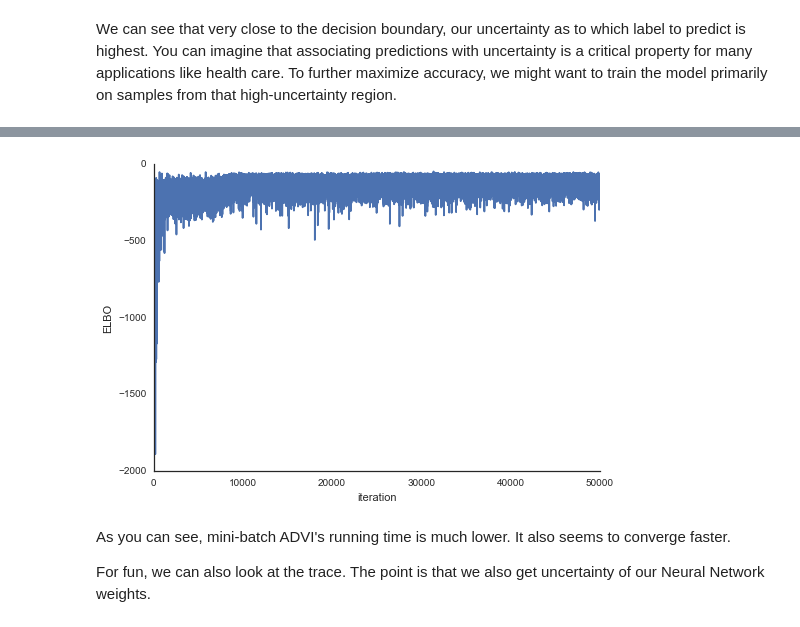
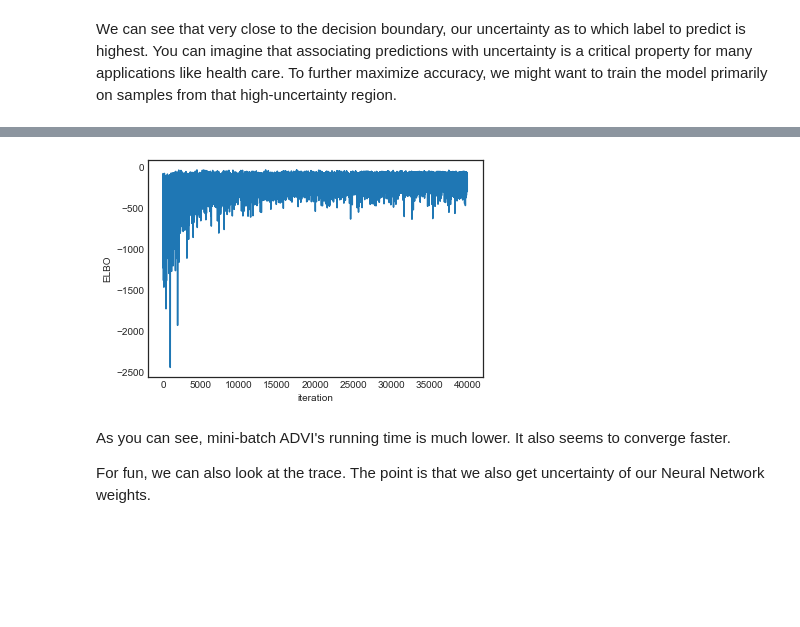
Before and after one commit to twiecki/WhileMyMCMCGentlySamples, a Jupyter notebook: content/downloads/notebooks/bayesian_neural_network.ipynb, the cells around one changed output, grey strips where cells are left out. Drawn from its saved outputs; the diff is of its cells as text; code cells hidden in the pictures; blank space fills up the shorter version.

```diff
--- a/content/downloads/notebooks/bayesian_neural_network.ipynb
+++ b/content/downloads/notebooks/bayesian_neural_network.ipynb
@@ -242,23 +124,0 @@ out_sample.eval().std(axis=1).shape
-# %%
-with neural_network:
-    mean_field = pm.fit(method='advi', n=50000,
-                       callbacks=[pm.callbacks.CheckParametersConvergence(diff='relative')])
-    approx = inference.approx
-    test_probs = approx.sample_node(act_out, more_replacements={Xt: grid_2d})
-    eval_tracker = pm.callbacks.Tracker(
-        test_probs=test_probs.eval,
-    )
-    inference.fit(method='advi', n=50000,
-                  callbacks=[pm.callbacks.CheckParametersConvergence(diff='relative'),
-                             eval_tracker])
-# %%
-with neural_network:
-    inference = pm.ADVI()
-    approx = inference.approx
-    test_probs = approx.sample_node(p, more_replacements={Xt: grid_2d})
-    eval_tracker = pm.callbacks.Tracker(
-        test_probs=test_probs.eval,
-    )
-    inference.fit(method='advi', n=50000,
-                  callbacks=[pm.callbacks.CheckParametersConvergence(diff='relative'),
-                             eval_tracker])
@@ -264,0 +136,6 @@ with neural_network:
+# %%
+%%time
+
+with neural_network:
+    inference = pm.ADVI()
+    approx = pm.fit(n=50000, method=inference)
@@ -382,0 +238,8 @@ with neural_network:
+# %%
+minibatch_x = pm.Minibatch(X_train, batch_size=32)
+minibatch_y = pm.Minibatch(Y_train, batch_size=32)
+
+neural_network_minibatch = construct_nn(minibatch_x, minibatch_y)
+with neural_network_minibatch:
+    inference = pm.ADVI()
+    approx = pm.fit(40000, method=inference)
@@ -383,10 +248,9 @@ with neural_network:
 # %%
-plt.plot(v_params.elbo_vals)
+plt.plot(-inference.hist)
 plt.ylabel('ELBO')
-plt.xlabel('iteration')
-sns.despine()
+plt.xlabel('iteration');
 # %% [output]
-[figure, old version]
+[figure, new version]
 # %% [markdown]
 As you can see, mini-batch ADVI's running time is much lower. It also seems to converge faster.
 
```
Also changed, not shown: parts of 58 cells of this notebook.
